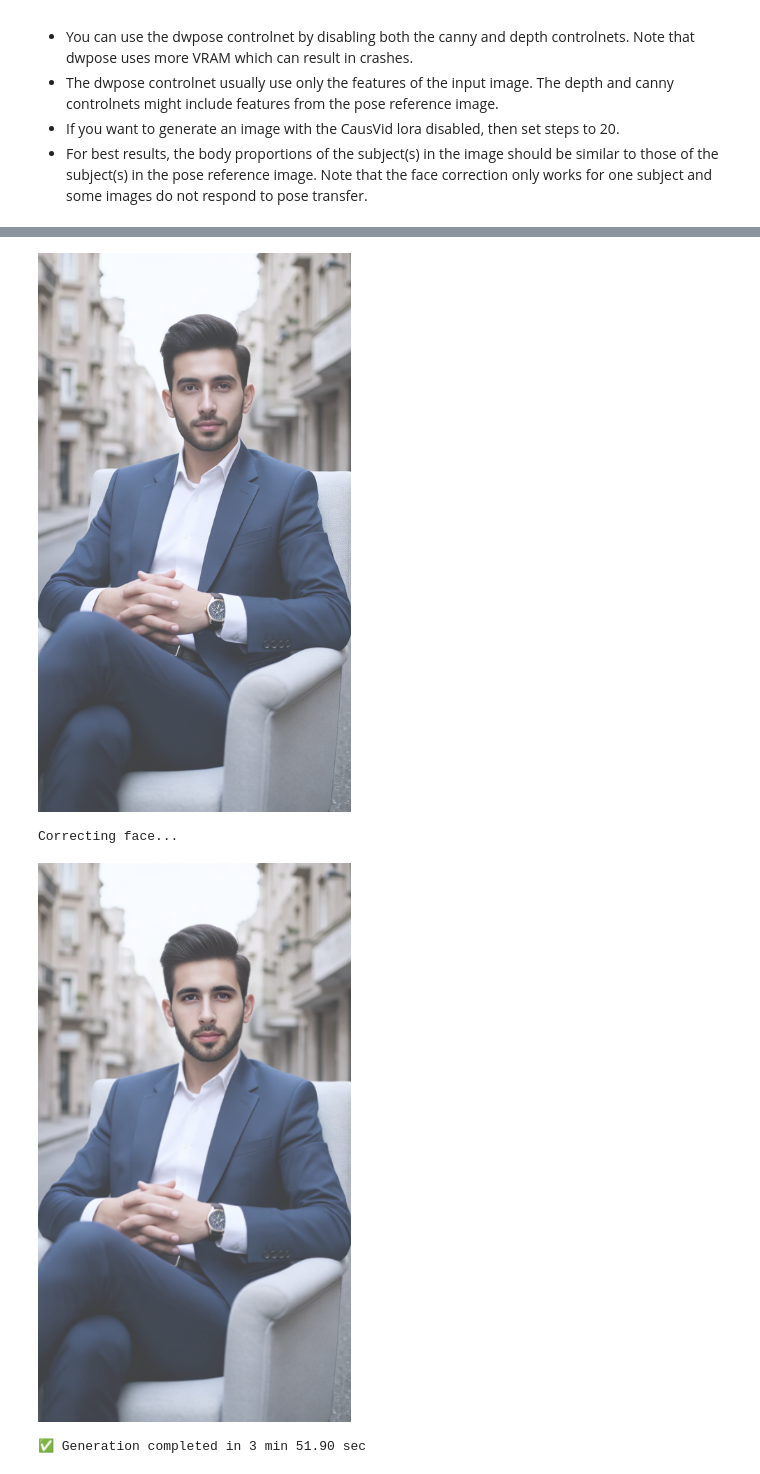
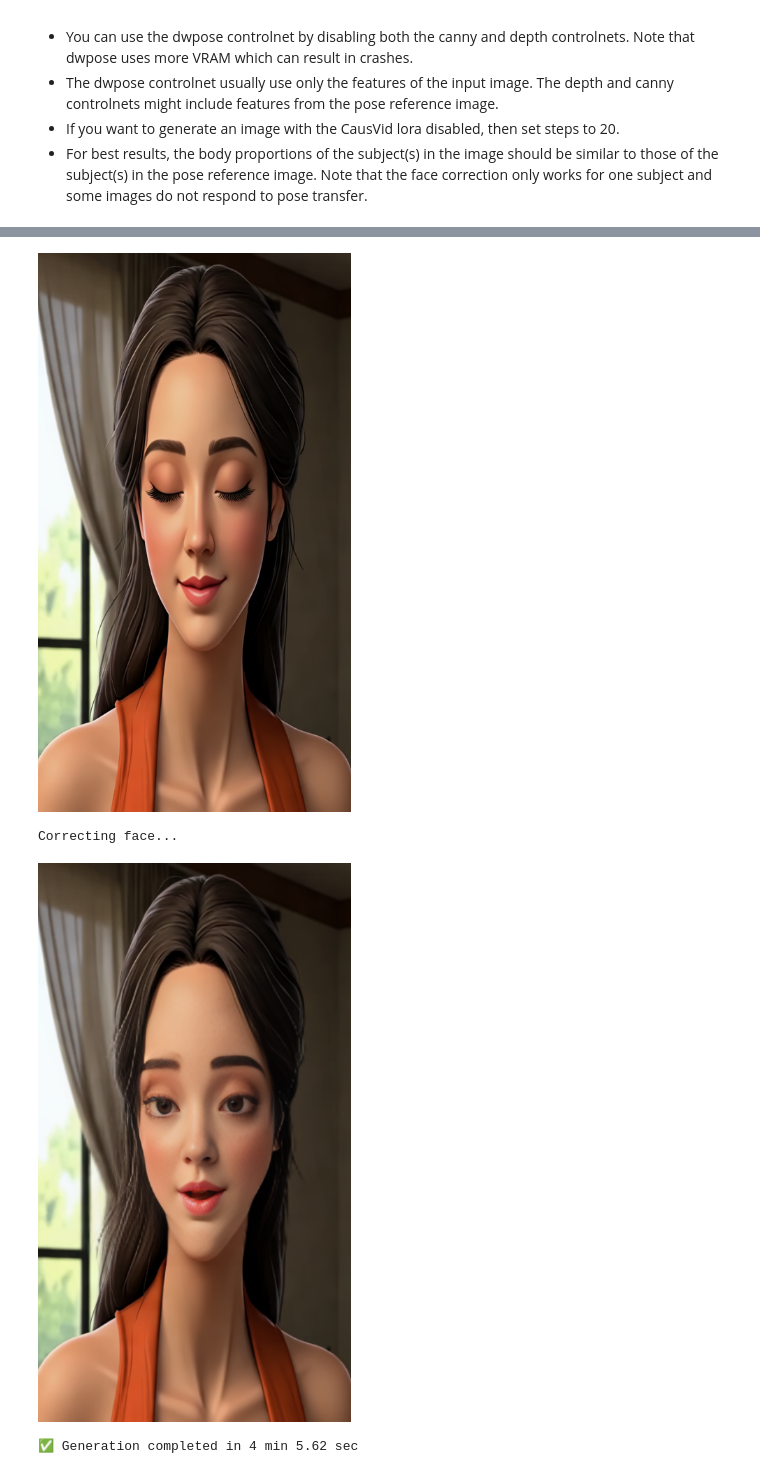
Before and after one commit to aflammkhtart5/aaa, a Jupyter notebook: Copy_of_Wan2_1_VACE_Img2Img_PoseTransfer.ipynb, the cells around one changed output, grey strips where cells are left out. Cells and saved outputs as stored; diff of their text form; code cells hidden in the pictures.

```diff
--- a/Copy_of_Wan2_1_VACE_Img2Img_PoseTransfer.ipynb
+++ b/Copy_of_Wan2_1_VACE_Img2Img_PoseTransfer.ipynb
@@ -737,7 +739,7 @@ start_time = time.time()
 torch.cuda.empty_cache()
 torch.cuda.reset_peak_memory_stats()
 
-positive_prompt = "A man sitting on a chair" # @param {"type":"string"}
+positive_prompt = "a woman with her eyes closed" # @param {"type":"string"}
 negative_prompt = "bad quality, blurry, messy, chaotic" # @param {"type":"string"}
 # @markdown ---
 # @markdown ### Image Settings
@@ -777,33 +779,33 @@ generate_image(
     change_resolution=change_resolution,
     width=new_width,
     height=new_height,
     seed=seed,
     use_causvid=use_causvid_lora,
     causvid_lora_strength=causvid_lora_strength,
     steps=steps,
     cfg_scale=cfg_scale,
     sampler_name=sampler_name,
     scheduler=scheduler,
     match_colors=True,
     overwrite=overwrite,
     use_controlnet_canny=use_canny,
     low_threshold=canny_low_threshold,
     high_threshold=canny_high_threshold,
     resolution=canny_resolution,
     use_controlnet_depth=use_depth
 )
 
 end_time = time.time()
 duration = end_time - start_time
 mins, secs = divmod(duration, 60)
 print(f"✅ Generation completed in {int(mins)} min {secs:.2f} sec")
 
 clear_memory()
 # %% [output]
 Generating Image with new pose...
 Decoding latents...
 Matching color of generated image to reference Image...
-[figure, old version]
+[figure, new version]
 Correcting face...
-[figure, old version]
+[figure, new version]
-✅ Generation completed in 3 min 51.90 sec
+✅ Generation completed in 4 min 5.62 sec
```
Also changed, not shown: parts of 3 cells of this notebook.
